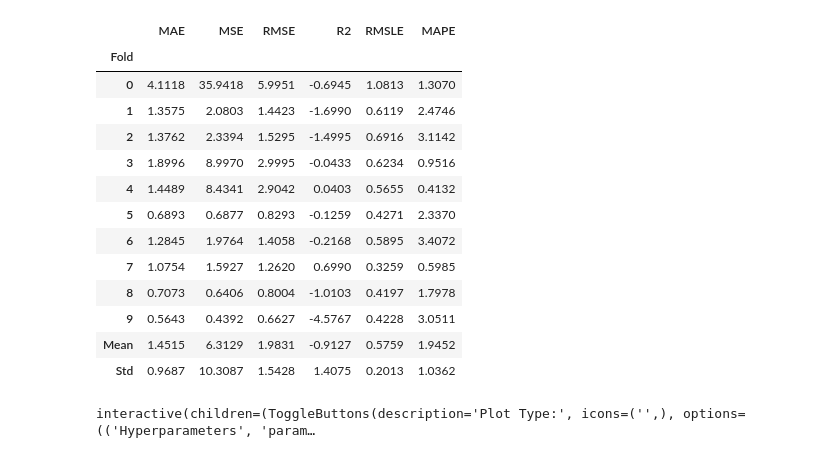
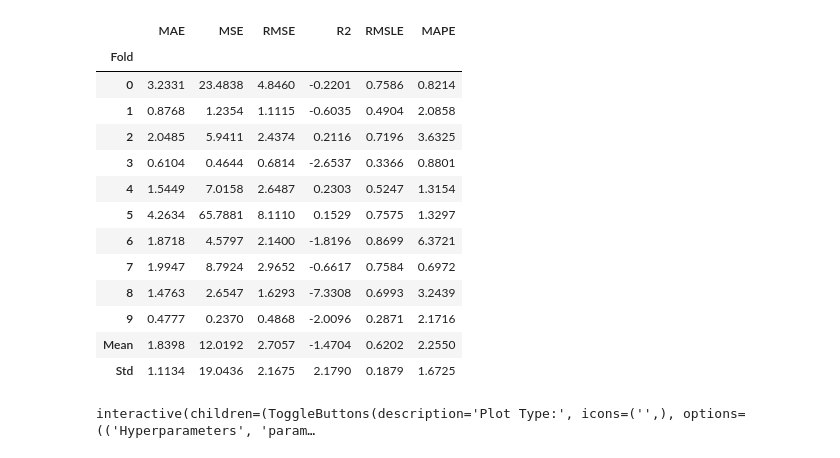
Before and after one commit to santiago2588/corrosion_AI_regression, a Jupyter notebook: AI_models/code_corrosion_prediction.ipynb, the cells around one changed output. Saved outputs shown, nothing was run; the diff lists cells and outputs as text; code cells hidden in the pictures.

```diff
--- a/AI_models/code_corrosion_prediction.ipynb
+++ b/AI_models/code_corrosion_prediction.ipynb
@@ -156,0 +116,2 @@ ada_model = create_model('ada')
+# %%
+huber_model = create_model('huber')
@@ -157,20 +133,20 @@ ada_model = create_model('ada')
 # %%
-tuned_model=tune_model(ada_model,n_iter = 10,choose_better = True)
+tuned_model=tune_model(huber_model,n_iter = 50,choose_better = True)
 # %% [output]
 |  | MAE | MSE | RMSE | R2 | RMSLE | MAPE |
 | Fold |  |  |  |  |  |  |
-| 0 | 4.1118 | 35.9418 | 5.9951 | -0.6945 | 1.0813 | 1.3070 |
-| 1 | 1.3575 | 2.0803 | 1.4423 | -1.6990 | 0.6119 | 2.4746 |
-| 2 | 1.3762 | 2.3394 | 1.5295 | -1.4995 | 0.6916 | 3.1142 |
-| 3 | 1.8996 | 8.9970 | 2.9995 | -0.0433 | 0.6234 | 0.9516 |
-| 4 | 1.4489 | 8.4341 | 2.9042 | 0.0403 | 0.5655 | 0.4132 |
-| 5 | 0.6893 | 0.6877 | 0.8293 | -0.1259 | 0.4271 | 2.3370 |
-| 6 | 1.2845 | 1.9764 | 1.4058 | -0.2168 | 0.5895 | 3.4072 |
-| 7 | 1.0754 | 1.5927 | 1.2620 | 0.6990 | 0.3259 | 0.5985 |
-| 8 | 0.7073 | 0.6406 | 0.8004 | -1.0103 | 0.4197 | 1.7978 |
-| 9 | 0.5643 | 0.4392 | 0.6627 | -4.5767 | 0.4228 | 3.0511 |
-| Mean | 1.4515 | 6.3129 | 1.9831 | -0.9127 | 0.5759 | 1.9452 |
-| Std | 0.9687 | 10.3087 | 1.5428 | 1.4075 | 0.2013 | 1.0362 |
+| 0 | 3.2331 | 23.4838 | 4.8460 | -0.2201 | 0.7586 | 0.8214 |
+| 1 | 0.8768 | 1.2354 | 1.1115 | -0.6035 | 0.4904 | 2.0858 |
+| 2 | 2.0485 | 5.9411 | 2.4374 | 0.2116 | 0.7196 | 3.6325 |
+| 3 | 0.6104 | 0.4644 | 0.6814 | -2.6537 | 0.3366 | 0.8801 |
+| 4 | 1.5449 | 7.0158 | 2.6487 | 0.2303 | 0.5247 | 1.3154 |
+| 5 | 4.2634 | 65.7881 | 8.1110 | 0.1529 | 0.7575 | 1.3297 |
+| 6 | 1.8718 | 4.5797 | 2.1400 | -1.8196 | 0.8699 | 6.3721 |
+| 7 | 1.9947 | 8.7924 | 2.9652 | -0.6617 | 0.7584 | 0.6972 |
+| 8 | 1.4763 | 2.6547 | 1.6293 | -7.3308 | 0.6993 | 3.2439 |
+| 9 | 0.4777 | 0.2370 | 0.4868 | -2.0096 | 0.2871 | 2.1716 |
+| Mean | 1.8398 | 12.0192 | 2.7057 | -1.4704 | 0.6202 | 2.2550 |
+| Std | 1.1134 | 19.0436 | 2.1675 | 2.1790 | 0.1879 | 1.6725 |
 # %%
 evaluate_model(tuned_model)
 # %% [output]
```
Also changed, not shown: parts of 21 cells of this notebook, 5 other files.
